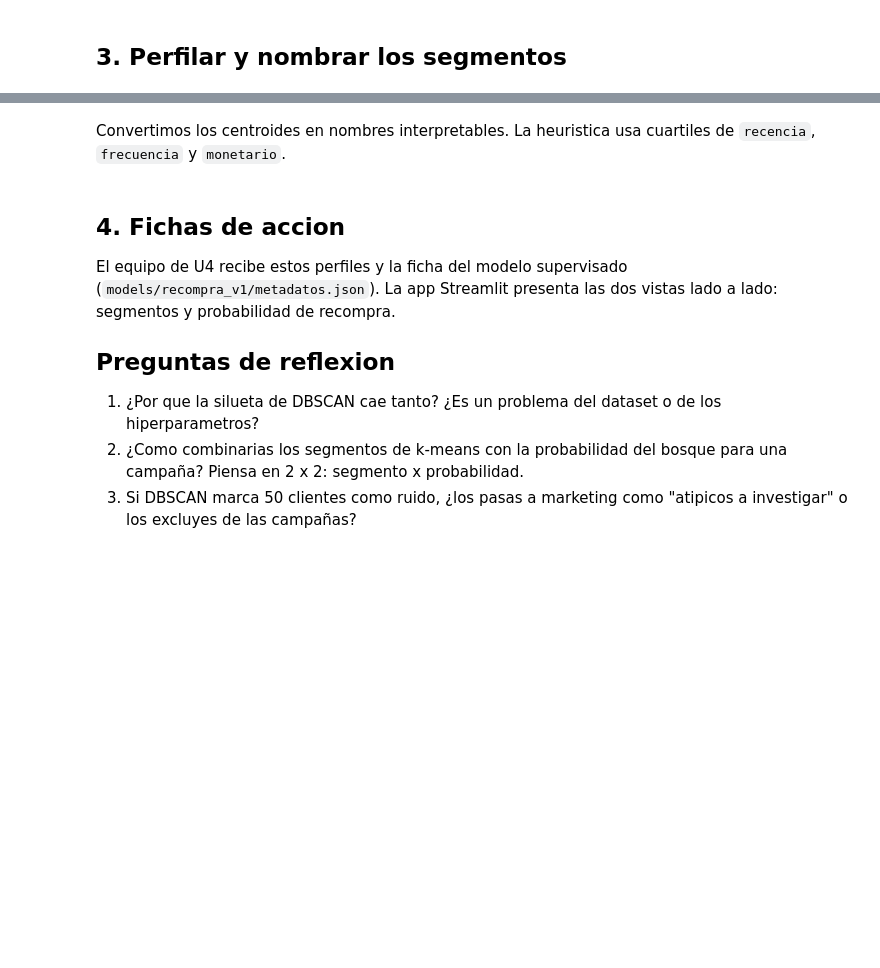
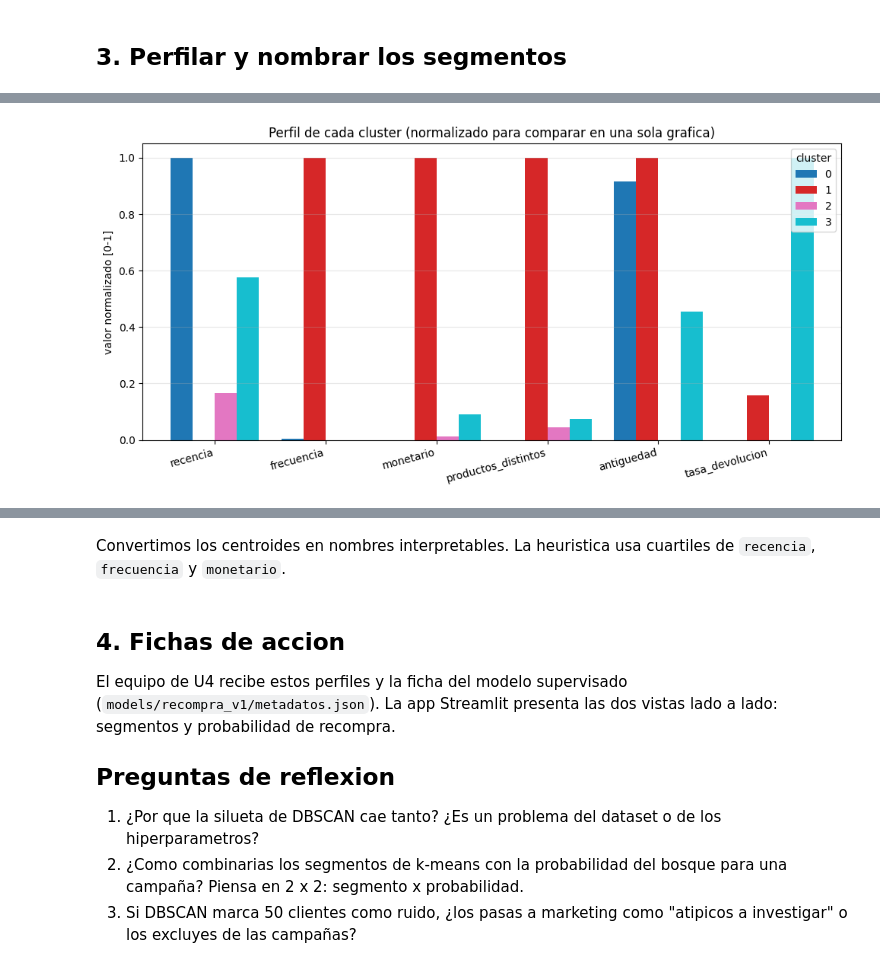
Before and after one commit to dpalacioj/data-projects-lab, a Jupyter notebook: projects/00-segmentacion-clientes/notebooks/10_segmentacion_no_supervisada.ipynb, the cells around one changed output, grey strips where cells are left out. Saved outputs shown, nothing was run; the diff lists cells and outputs as text; code cells hidden in the pictures; blank space fills up the shorter version.

```diff
--- a/projects/00-segmentacion-clientes/notebooks/10_segmentacion_no_supervisada.ipynb
+++ b/projects/00-segmentacion-clientes/notebooks/10_segmentacion_no_supervisada.ipynb
@@ -106,0 +196,19 @@ perfiles.round(2)
+# %%
+vars_graficar = ["recencia", "frecuencia", "monetario", "productos_distintos",
+                 "antiguedad", "tasa_devolucion"]
+# Normalizamos cada variable a [0, 1] para poder compararlas en la misma
+# escala (recencia va en dias, monetario en libras, etc.).
+perfiles_norm = perfiles[vars_graficar].copy()
+perfiles_norm = (perfiles_norm - perfiles_norm.min()) / (perfiles_norm.max() - perfiles_norm.min())
+
+ax = perfiles_norm.T.plot(kind="bar", figsize=(10, 5), cmap="tab10", width=0.8)
+ax.set_ylabel("valor normalizado [0-1]")
+ax.set_xlabel("")
+ax.set_title("Perfil de cada cluster (normalizado para comparar en una sola grafica)")
+ax.legend(title="cluster", loc="upper right")
+ax.grid(axis="y", alpha=0.3)
+plt.xticks(rotation=15, ha="right")
+plt.tight_layout()
+plt.show()
+# %% [output]
+[figure, added]
```
Also changed, not shown: parts of 12 cells of this notebook.
